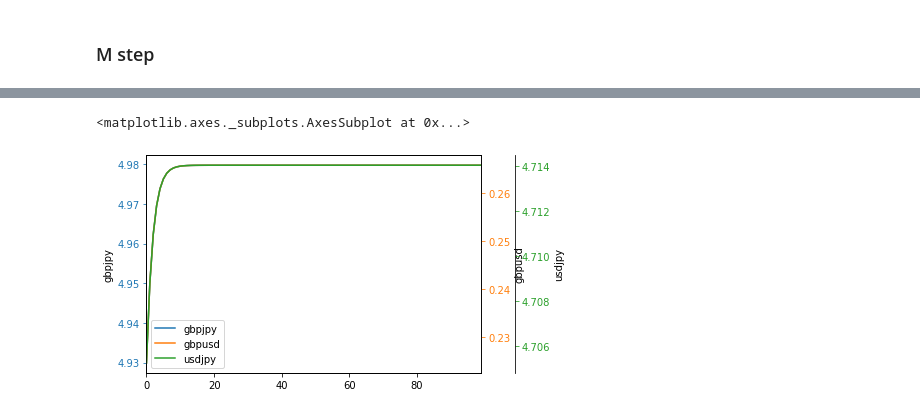
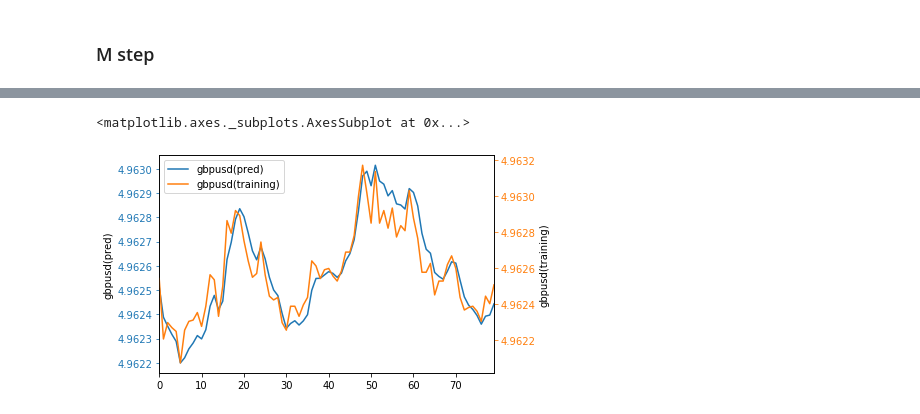
Before and after one commit to my2582/mlpp, a Jupyter notebook: KF_smoothing.ipynb, the cells around one changed output, grey strips where cells are left out. Drawn from its saved outputs; the diff is of its cells as text; code cells hidden in the pictures.

```diff
--- a/KF_smoothing.ipynb
+++ b/KF_smoothing.ipynb
@@ -24,17 +28,17 @@ meas_covar = 0.0003**2*np.identity(nrow)
 pred_covar = meas_covar
 ident = np.identity(nrow)
 # %%
-state_old = np.ones((3, 1))
+state_old = np.ones((3, 1), dtype=np.float64)
 emit_mat = np.array([[1., -1, 0.],
                       [1.,  0, -1.],
                       [0., -1., 1.],
-                      ])
+                      ], dtype=np.float64)
 obs_mat = df.drop(['timestamp', 'time_gap'], axis=1)
 obs_mat = obs_mat.to_numpy()
 time_gap = df.time_gap.to_numpy().reshape(-1,1)
 
-latent_states = np.empty(shape=(df.shape[0], nrow))
-predicted_obs = np.empty(shape=(df.shape[0], nrow))
+latent_states = np.empty(shape=(df.shape[0], nrow), dtype=np.float64)
+predicted_obs = np.empty(shape=(df.shape[0], nrow), dtype=np.float64)
 # %% [markdown]
 ## Kalman updates
 # %% [markdown]
@@ -116,7 +120,14 @@ def forward_pass(data, initial_state, emit_mat, meas_covar, proc_covar, post_cov
         # obs_mat[i,:] is a (3,) vector. So, we need flatten() to match
         innovation = obs_mat[i, :] - (emit_mat@state_old).flatten()
         innovation_covar = emit_mat@post_covar@(emit_mat.T) + meas_covar
-        kalman_gain = post_covar@(emit_mat.T)@np.linalg.inv(innovation_covar)
+        try:
+            kalman_gain = post_covar@(emit_mat.T)@np.linalg.inv(innovation_covar)
+        except:
+            print(i, 'error at kalman')
+            print('post_covar', post_covar, 'dtype', post_covar.dtype)
+            print('emit_mat.T', emit_mat.T, 'dtype', emit_mat.dtype)
+            print('innovation_covar', innovation_covar, 'dtype', innovation_covar.dtype)
+            print('np.linalg.inv(innovation_covar)', np.linalg.inv(innovation_covar))
 
         # We transpose (kalman_gain@innovation) from (3,) to (3,1)
         state_new = state_old.reshape(-1, 1) + (kalman_gain@innovation).reshape(-1, 1)
@@ -222,7 +254,7 @@ def kalman_smoother(data, prior_state, meas_mat, post_covar, prior_meas_df, prio
 # %%
-training = df.loc[:100, :]
+training = df.loc[10001:12000, :]
 
-predictions, _, _, _ = forward_pass(data=training[:100],
+predictions, states, post_covar, innovation_covar= forward_pass(data=training[:100],
                                     initial_state=np.array([2.7, -2.2, 2.5]),
                                     emit_mat=emit_mat,
                                     meas_covar=0.01*np.identity(nrow),
@@ -309,5 +304,8 @@ predictions
-# %%
-plot_multi(predictions.loc[:, ['gbpjpy', 'gbpusd', 'usdjpy']])
-# %% [output]
-<matplotlib.axes._subplots.AxesSubplot at 0x...>
-[figure, removed]
+# %%
+gbpusd_dict = {'gbpusd(pred)':predictions.iloc[20:100, 1].to_numpy(),
+               'gbpusd(training)':training.iloc[20:100, 1].to_numpy()}
+# %%
+plot_multi(pd.DataFrame(gbpusd_dict))
+# %% [output]
+<matplotlib.axes._subplots.AxesSubplot at 0x...>
+[figure, added]
```
Also changed, not shown: parts of 31 cells of this notebook.
